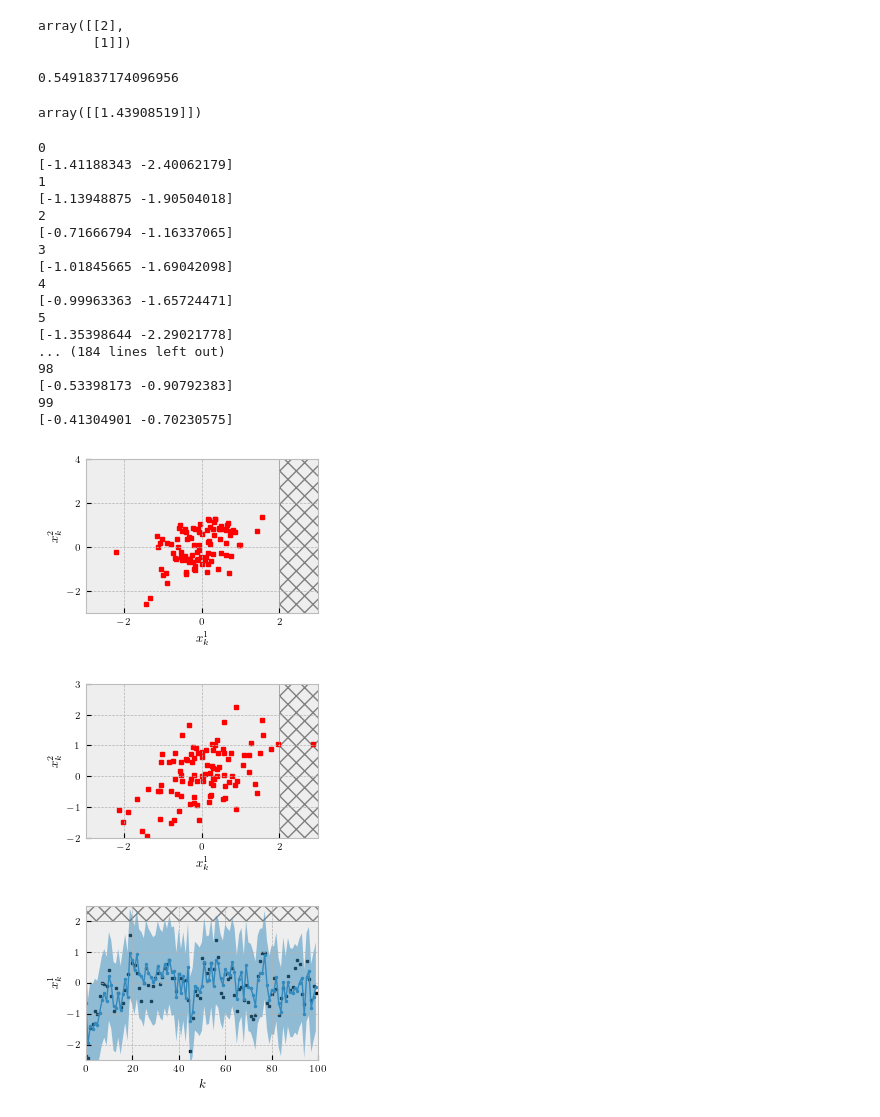
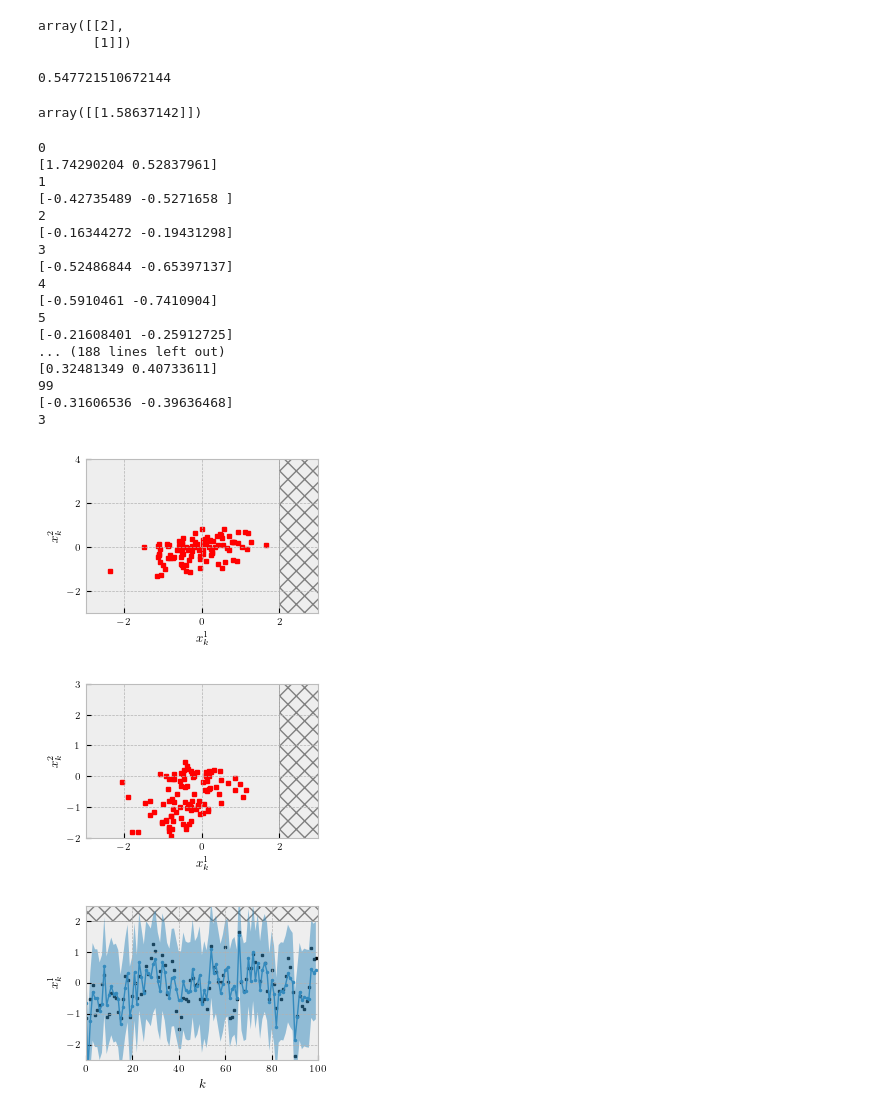
Before and after one commit to msramada/State-Selection-Algorithm, a Jupyter notebook: SSA_LinearCase/LinearCase.ipynb, the cells around one changed output. Cells and saved outputs as stored; diff of their text form; code cells hidden in the pictures.

```diff
--- a/SSA_LinearCase/LinearCase.ipynb
+++ b/SSA_LinearCase/LinearCase.ipynb
@@ -88,13 +88,13 @@ mu_x0=-np.array([[0.6455,1.3751]]).T
 Sigma_w=np.diag(np.array([0.1,0.1]))
 Sigma_v=1*np.diag(np.array([0.1,0.1]))
 # LQR: costs and gain
-Q=1 * np.diag([2,1])
+Q=1 * np.diag([1,1])
 R=1 * np.eye(G.shape[1])
 K, _, _ = control.dlqr(F, G, Q, R)
 L, _, _ = control.dlqe(F, np.eye(F.shape[0]), H, Sigma_w, Sigma_v)
 #L = (F - G @ K) @ L # One-step ahead predictor
 # N: prediction horizon, T: horizon, epsilon: tolerance
-N=16
+N=12
 T_horizon=100
 epsilon=0.2
 Q0 = 0.1 * np.eye(2 * F.shape[0])
@@ -117,17 +117,17 @@ n=F.shape[0]
 t=T.shape[0]
 m=S.shape[0]
 
-c=0.3
+c=0.03
 # Calculate A1 and A2
 A1, A2 = A1_and_A2(F,G,K,Q,R,N)
 # %%
-1/(np.sqrt(np.linalg.eig(P)[0].max()/c))
+1/(np.sqrt(np.linalg.eig(P)[0].min()/c))
 # %% [output]
-0.5491837174096956
+0.547721510672144
 # %%
 np.sqrt((t-epsilon)/epsilon)*np.sqrt(np.diag(T@Sigma_x@T.T).reshape(t,1))
 # %% [output]
-array([[1.43908519]])
+array([[1.58637142]])
 # %%
 
 plt.style.use('bmh')
@@ -149,6 +149,7 @@ x0_hat = mu_x0
 x0_true = np.sqrt(Sigma_x)@np.random.randn(n,1) + mu_x0
 x0_true_rec=np.full((n, T_horizon), np.nan)
 y1s=np.full((T_horizon, ), np.nan)
+num_of_CE = 0
 for k in range(T_horizon):
     print(k)
     x0_hat_rec[:,k] = x0_hat.squeeze()
@@ -169,46 +170,49 @@ for k in range(T_horizon):
     constraints += [cp.quad_form(x0_prime, I1) + x0_bar.T @ I2 @ x0_prime <= c - x0_bar.T @ I3 @ x0_bar]
     prob = cp.Problem(objective, constraints)#)#, constraints)
     # The optimal objective value is returned by `prob.solve()`.
     result = prob.solve(solver=cp.ECOS)
     # The optimal value for x is stored in `x.value`.
     x0star = x0_prime.value
     #if x0_hat[1] >= 0:
     #    x0star[1] = -x0_hat[1]
+    if x0star is None:
+        num_of_CE += 1
+        x0star = x0_hat
     x0_prime_rec[:,k] = x0star.squeeze()
-    u = - K @ (x0star + x0_hat.squeeze())
+    u = - K @ (x0star.squeeze() + x0_hat.squeeze())
     u = np.array([u])
     x0_true, y0 = x_true_update(x0_true,F,G,u,H,Sigma_w,Sigma_v)
     #plt.plot(x0_true[0],x0_true[1],'*b',ms=2,zorder=2)
     x0_hat = x_hat_update(y0,F,G,H,L,x0_hat,u)
     print(x0star)
     #plt.plot(x0_true[0]+x0star[0],x0_true[1]+x0star[1],'.k')
 plt.xlim([-3, 3])
 plt.ylim([-3, 4])
-
+print(num_of_CE)
 plt.savefig('figs/LinearStateSelection.pdf',bbox_inches ="tight")
 plt.xticks(fontsize=7)
 plt.yticks(fontsize=7)
 
 plt.show()
 # %% [output]
 0
-[-1.41188343 -2.40062179]
+[1.74290204 0.52837961]
 1
-[-1.13948875 -1.90504018]
+[-0.42735489 -0.5271658 ]
 2
-[-0.71666794 -1.16337065]
+[-0.16344272 -0.19431298]
 3
-[-1.01845665 -1.69042098]
+[-0.52486844 -0.65397137]
 4
-[-0.99963363 -1.65724471]
+[-0.5910461 -0.7410904]
 5
-[-1.35398644 -2.29021778]
-... (184 lines left out)
-98
-[-0.53398173 -0.90792383]
+[-0.21608401 -0.25912725]
+... (188 lines left out)
+[0.32481349 0.40733611]
 99
-[-0.41304901 -0.70230575]
+[-0.31606536 -0.39636468]
+3
-[figure, old version]
+[figure, new version]
 # %%
 # Plotting
 #With particle filter conditional mean
@@ -240,7 +244,7 @@ for k in range(T_horizon):
 plt.savefig('figs/LinearStateSpaceLQROnly.pdf',bbox_inches ="tight")
 plt.show()
 # %% [output]
-[figure, old version]
+[figure, new version]
 # %%
 plt.style.use('bmh')
 fig= plt.figure(figsize=(3.0,2.0))
@@ -267,4 +271,4 @@ plt.ylim([-2.5, 2.5])
 plt.savefig('figs/Linear2Sigmas.pdf',bbox_inches ="tight")
 plt.show()
 # %% [output]
-[figure, old version]
+[figure, new version]
```
Also changed, not shown: 3 other files.
